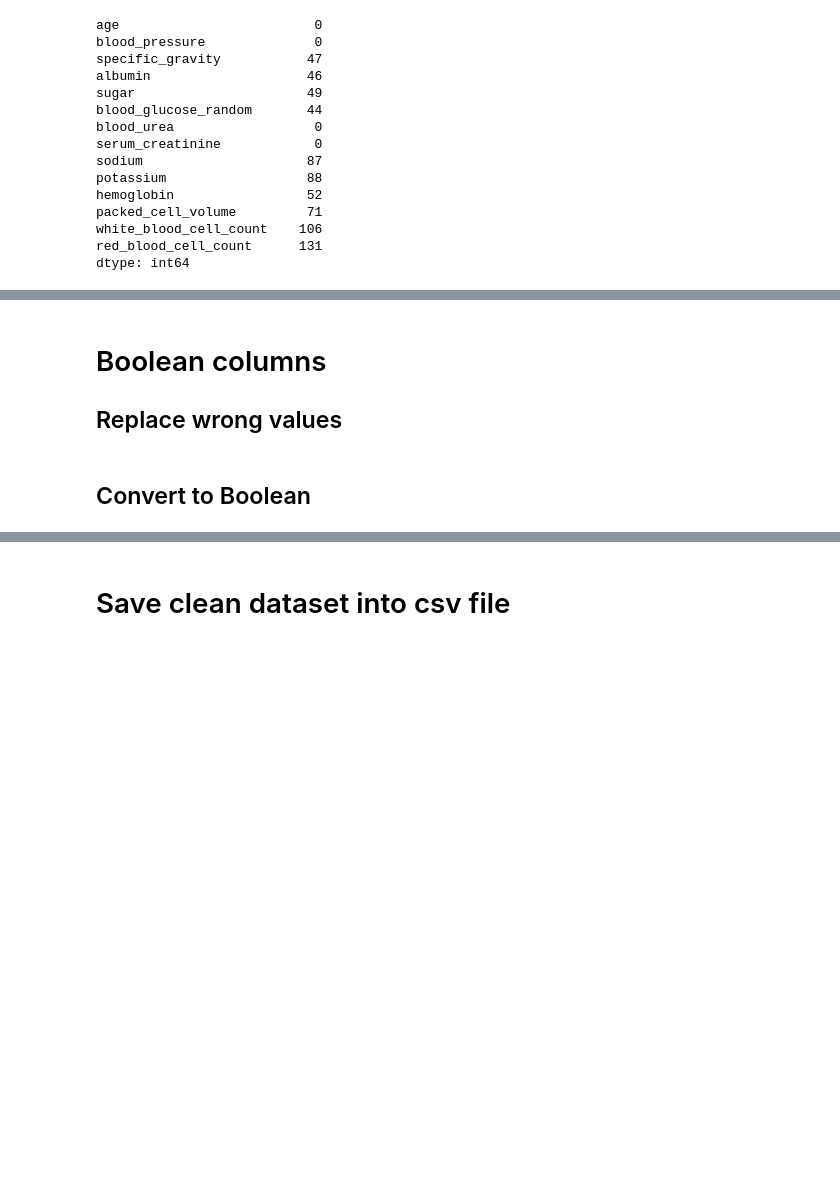
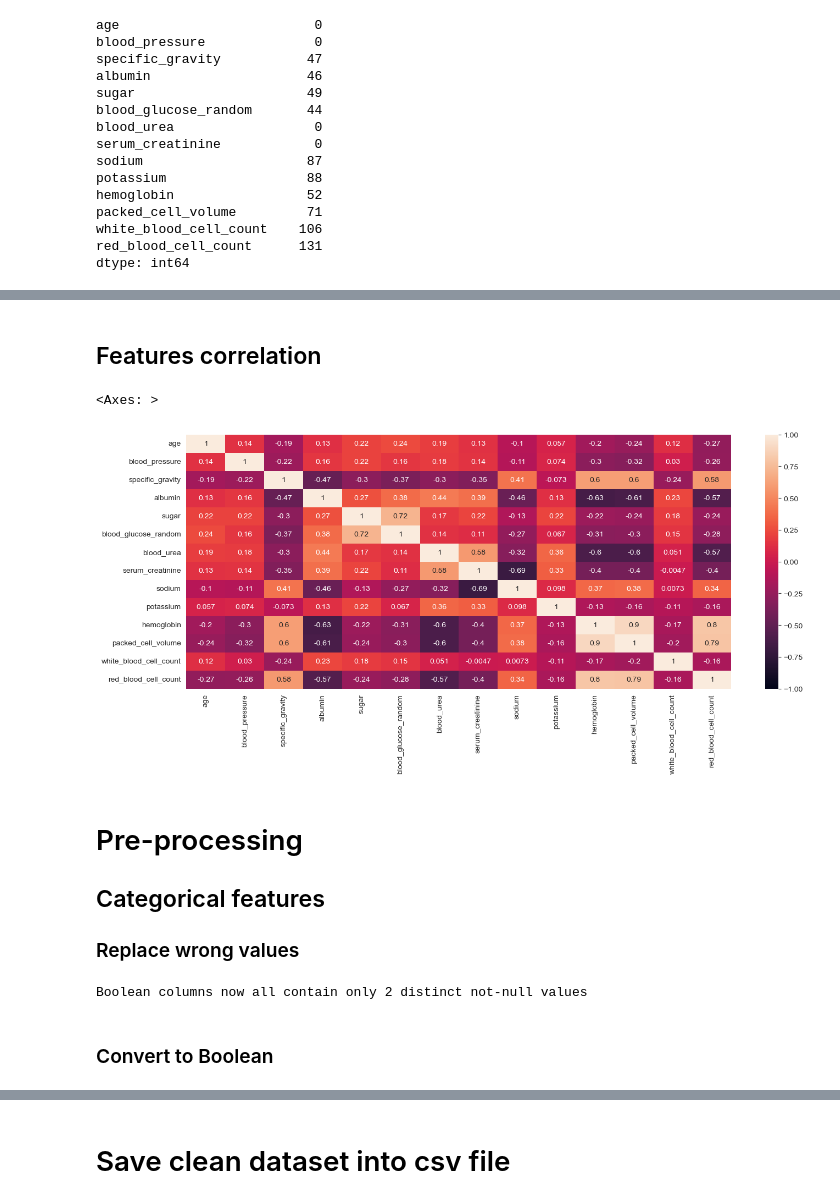
Before and after one commit to Molrn/chronic-kidney-disease, a Jupyter notebook: data_cleaning.ipynb, the cells around one changed output, grey strips where cells are left out. Drawn from its saved outputs; the diff is of its cells as text; code cells hidden in the pictures; blank space fills up the shorter version.

```diff
--- a/data_cleaning.ipynb
+++ b/data_cleaning.ipynb
@@ -368,8 +404,17 @@ dtype: int64
+# %% [markdown]
+## Features correlation
+# %%
+plt.figure(figsize=(16, 6))
+sns.heatmap(kidney_disease.corr(), vmin=-1, vmax=1, annot=True)
+# %% [output]
+<Axes: >
+[figure, added]
 # %% [markdown]
-# Boolean columns
-## Replace wrong values
+# Pre-processing
+## Categorical features
+### Replace wrong values
 # %%
-''''
+'''
 boolean_columns = ['red_blood_cells', 'pus_cell', 'pus_cell_clumps', 'bacteria', 'hypertension', 'diabetes_mellitus', 'coronary_artery_disease', 'appetite', 'peda_edema', 'aanemia', 'classification']
 for column in boolean_columns:
     distinct_values =  kidney_disease[column].dropna().unique()
@@ -387,11 +432,12 @@ for column in boolean_columns:
                 replacement = input('\t  replace by: ')
                 kidney_disease[column] = kidney_disease[column].replace(value, replacement)
         distinct_values =  kidney_disease[column].dropna().unique()
-
+'''
 print('\nBoolean columns now all contain only 2 distinct not-null values')
-'''
+# %% [output]
+Boolean columns now all contain only 2 distinct not-null values
 # %% [markdown]
-## Convert to Boolean
+### Convert to Boolean
 # %%
 
 for column in [col for col in boolean_columns if col != "classification"]:
```
Also changed, not shown: parts of 40 cells of this notebook, 2 other files.
